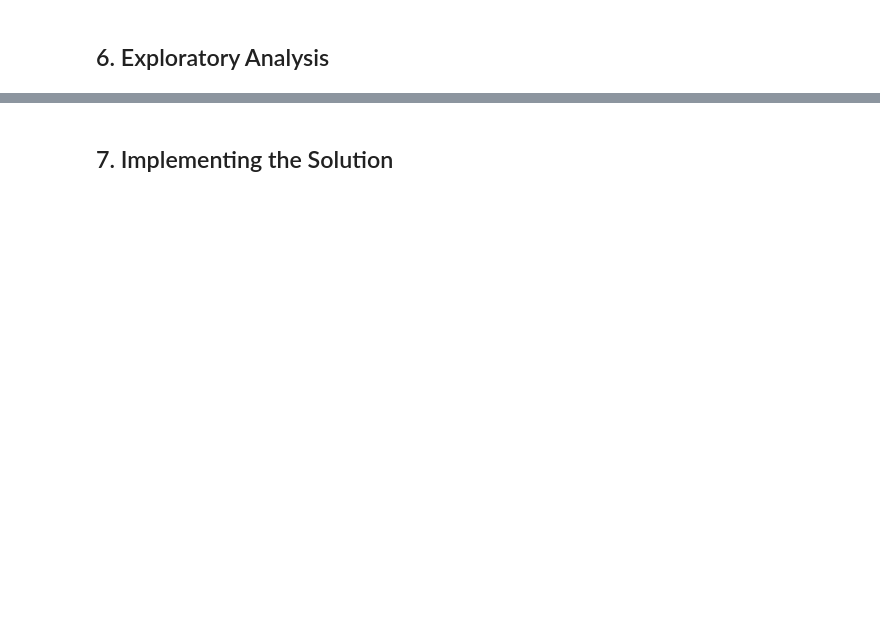
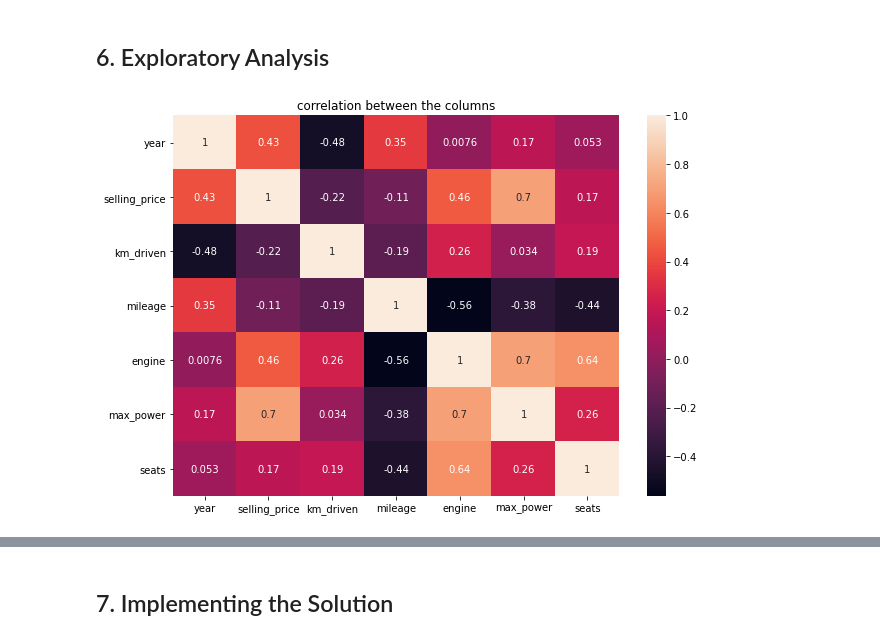
Before and after one commit to Wachira-2030/used-car-price-prediction, a Jupyter notebook: index1.ipynb, the cells around one changed output, grey strips where cells are left out. Saved outputs shown, nothing was run; the diff lists cells and outputs as text; code cells hidden in the pictures; blank space fills up the shorter version.

```diff
--- a/index1.ipynb
+++ b/index1.ipynb
@@ -175,0 +235,2 @@ car_df.head()
+# %%
+car_df = car_df.dropna(axis=0)
@@ -180,0 +256,8 @@ car_df.head()
+# %%
+#correlation heatmap
+plt.figure(figsize=(10,7))
+sns.heatmap(car_df.corr(),annot=True)
+plt.title('correlation between the columns')
+plt.show()
+# %% [output]
+[figure, added]
```
Also changed, not shown: parts of 23 cells of this notebook.
